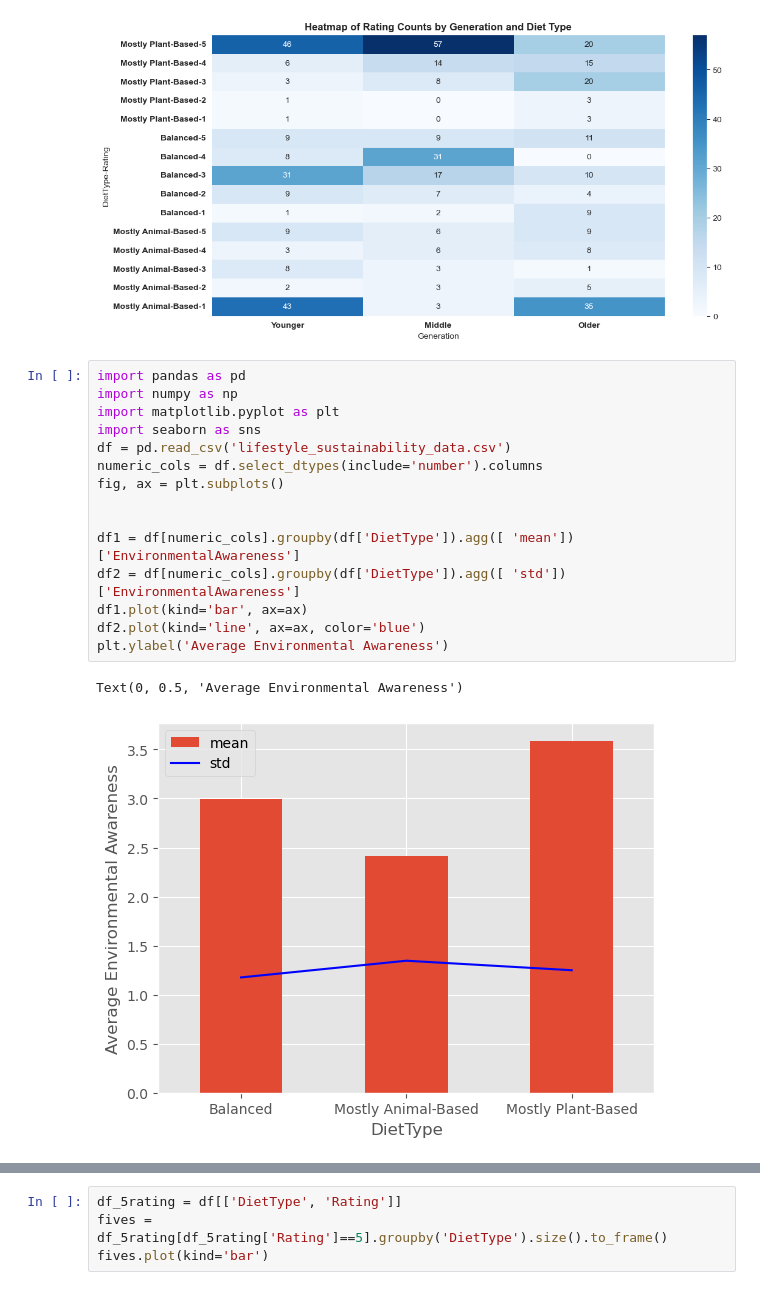
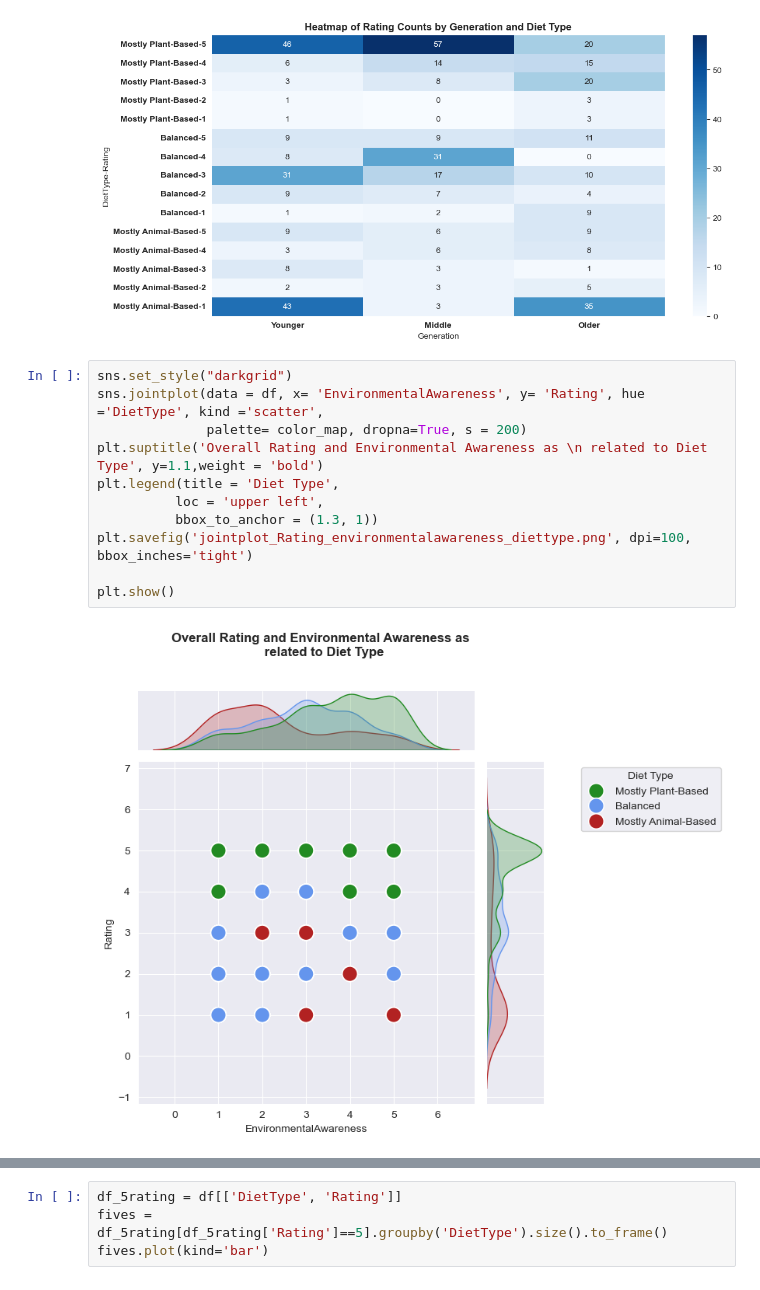
Before and after one commit to benmanzano/Data-Analysis-with-Python, a Jupyter notebook: PythonProject.ipynb, the cells around one changed output, grey strips where cells are left out. Saved outputs shown, nothing was run; the diff lists cells and outputs as text.

Commit message:
Add jointplots

```diff
--- a/PythonProject.ipynb
+++ b/PythonProject.ipynb
@@ -899,20 +899,15 @@ plt.show()
 # %% [output]
 [figure]
 # %%
-import pandas as pd
-import numpy as np
-import matplotlib.pyplot as plt
-import seaborn as sns
-df = pd.read_csv('lifestyle_sustainability_data.csv')
-numeric_cols = df.select_dtypes(include='number').columns
-fig, ax = plt.subplots()
+sns.set_style("darkgrid")
+sns.jointplot(data = df, x= 'EnvironmentalAwareness', y= 'Rating', hue ='DietType', kind ='scatter',
+              palette= color_map, dropna=True, s = 200)
+plt.suptitle('Overall Rating and Environmental Awareness as \n related to Diet Type', y=1.1,weight = 'bold')
+plt.legend(title = 'Diet Type',
+          loc = 'upper left',
+          bbox_to_anchor = (1.3, 1))
+plt.savefig('jointplot_Rating_environmentalawareness_diettype.png', dpi=100, bbox_inches='tight')
 
-
-df1 = df[numeric_cols].groupby(df['DietType']).agg([ 'mean'])['EnvironmentalAwareness']
-df2 = df[numeric_cols].groupby(df['DietType']).agg([ 'std'])['EnvironmentalAwareness']
-df1.plot(kind='bar', ax=ax)
-df2.plot(kind='line', ax=ax, color='blue')
-plt.ylabel('Average Environmental Awareness')
+plt.show()
 # %% [output]
-Text(0, 0.5, 'Average Environmental Awareness')
-[figure, old version]
+[figure, new version]
```
Also changed, not shown: parts of 3 cells of this notebook.
